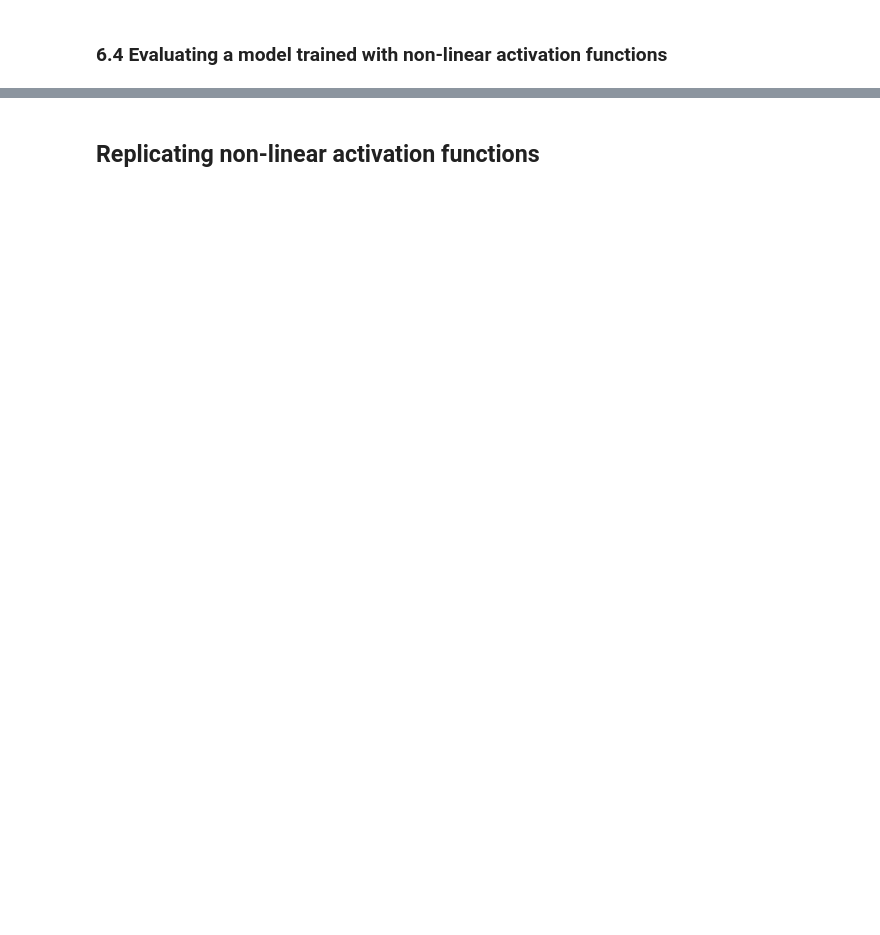
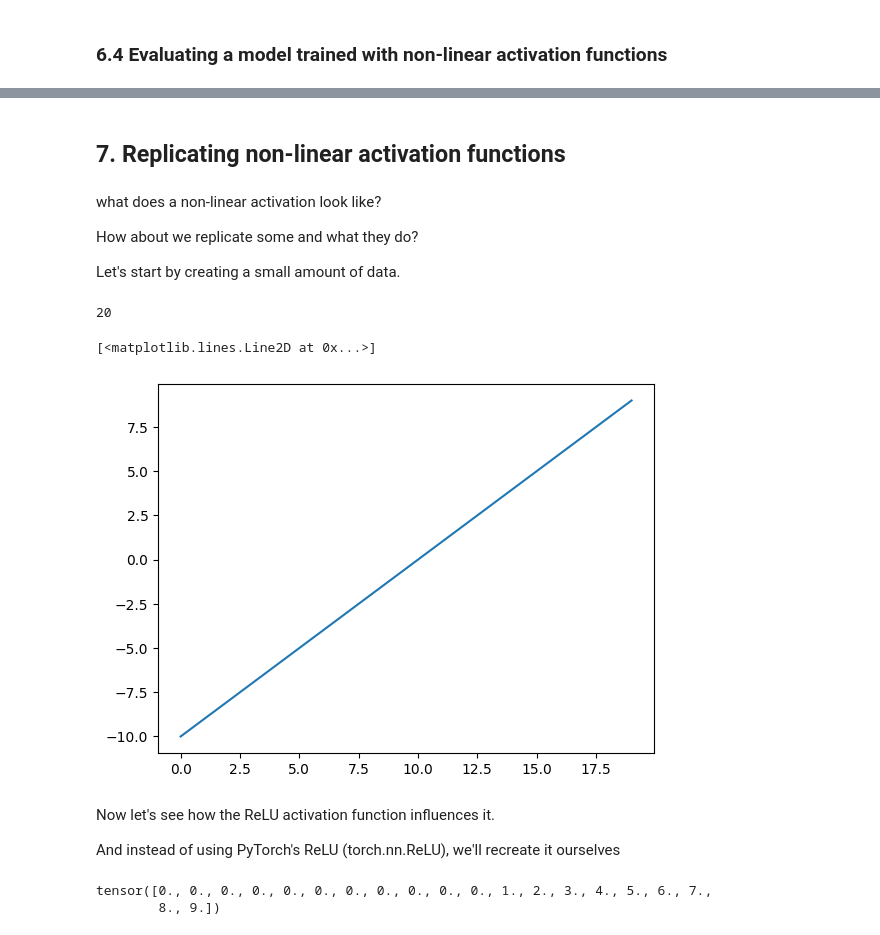
Before and after one commit to amanullahshah32/Deep-Learning, a Jupyter notebook: 02_PyTorch_Neural_Network_Classification.ipynb, the cells around one changed output, grey strips where cells are left out. Drawn from its saved outputs; the diff is of its cells as text; code cells hidden in the pictures; blank space fills up the shorter version.

Commit message:
Replicating non-linear activation function

```diff
--- a/02_PyTorch_Neural_Network_Classification.ipynb
+++ b/02_PyTorch_Neural_Network_Classification.ipynb
@@ -845,2 +845,35 @@ plot_decision_boundary(model_3, X_test, y_test)
 # %% [markdown]
-## **Replicating non-linear activation functions**
+##  **7. Replicating non-linear activation functions**
+# %% [markdown]
+what does a non-linear activation look like?
+
+How about we replicate some and what they do?
+
+Let's start by creating a small amount of data.
+# %%
+# Create a toy tensor (similar to the data going into our model)
+A = torch.arange(-10,10,1, dtype=torch.float32)
+len(A)
+# %% [output]
+20
+# %%
+# Now let's plot it
+# Visualize the toy tensor
+plt.plot(A)
+# %% [output]
+[<matplotlib.lines.Line2D at 0x...>]
+[figure, added]
+# %% [markdown]
+Now let's see how the ReLU activation function influences it.
+
+And instead of using PyTorch's ReLU (torch.nn.ReLU), we'll recreate it ourselves
+# %%
+# Create ReLu function by hand
+def relu(x):
+  return torch.maximum(torch.tensor(0), x) # inputs must be tensors
+
+# Pass toy tensor through ReLU function
+relu(A)
+# %% [output]
+tensor([0., 0., 0., 0., 0., 0., 0., 0., 0., 0., 0., 1., 2., 3., 4., 5., 6., 7.,
+        8., 9.])
```
Also changed, not shown: parts of 17 cells of this notebook.
